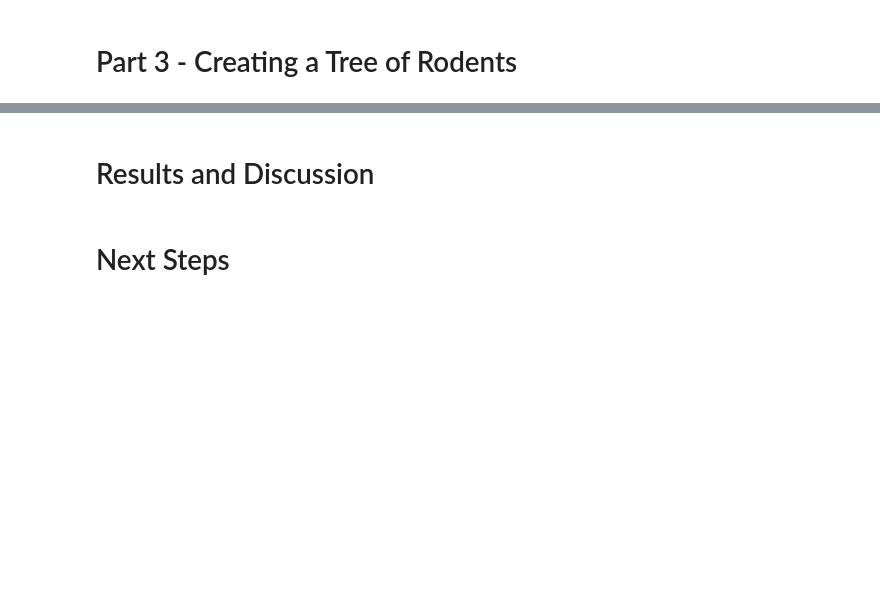
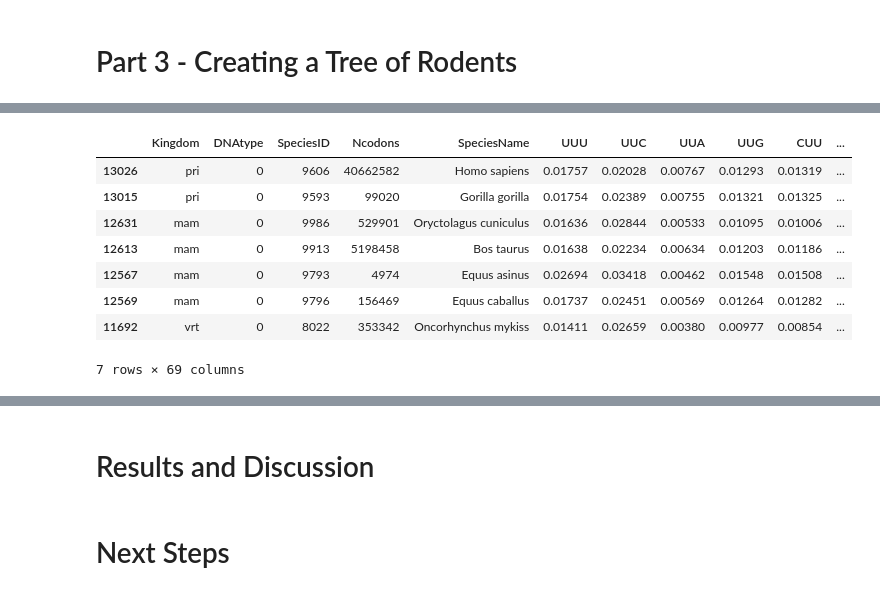
Before and after one commit to aidanccraft/Codon-Bias-Phylogeny, a Jupyter notebook: FinalProject.ipynb, the cells around one changed output, grey strips where cells are left out. Saved outputs shown, nothing was run; the diff lists cells and outputs as text; code cells hidden in the pictures; blank space fills up the shorter version.

Commit message:
Created Data Frame w/ class animals. Tried to start creating tree and got error

```diff
--- a/FinalProject.ipynb
+++ b/FinalProject.ipynb
@@ -345,0 +403,26 @@ Phylo.draw(tree)
+# %%
+#create list of animal scientific names (carp replaced with trout)
+animals = ['Homo sapiens', 'Gorilla gorilla', 'Oryctolagus cuniculus', 'Bos taurus', 'Equus asinus','Equus caballus', 'Oncorhynchus mykiss']
+# %%
+
+#loop through list of animals
+for animal in animals:
+    #if first animal, create new data frame
+    if animal == animals[0]:
+        class_animals = df[df['SpeciesName'] == animal]
+    #otherwise, add the new animal to the growing data frame
+    else:
+        class_animals = pd.concat([class_animals, df[df['SpeciesName'] == animal]])
+
+#print data frame to make sure it is all present
+class_animals
+# %% [output]
+|  | Kingdom | DNAtype | SpeciesID | Ncodons | SpeciesName | UUU | UUC | UUA | UUG | CUU | ... |
+| 13026 | pri | 0 | 9606 | 40662582 | Homo sapiens | 0.01757 | 0.02028 | 0.00767 | 0.01293 | 0.01319 | ... |
+| 13015 | pri | 0 | 9593 | 99020 | Gorilla gorilla | 0.01754 | 0.02389 | 0.00755 | 0.01321 | 0.01325 | ... |
+| 12631 | mam | 0 | 9986 | 529901 | Oryctolagus cuniculus | 0.01636 | 0.02844 | 0.00533 | 0.01095 | 0.01006 | ... |
+| 12613 | mam | 0 | 9913 | 5198458 | Bos taurus | 0.01638 | 0.02234 | 0.00634 | 0.01203 | 0.01186 | ... |
+| 12567 | mam | 0 | 9793 | 4974 | Equus asinus | 0.02694 | 0.03418 | 0.00462 | 0.01548 | 0.01508 | ... |
+| 12569 | mam | 0 | 9796 | 156469 | Equus caballus | 0.01737 | 0.02451 | 0.00569 | 0.01264 | 0.01282 | ... |
+| 11692 | vrt | 0 | 8022 | 353342 | Oncorhynchus mykiss | 0.01411 | 0.02659 | 0.00380 | 0.00977 | 0.00854 | ... |
+7 rows × 69 columns
```
Also changed, not shown: parts of 12 cells of this notebook, 1 other file.
